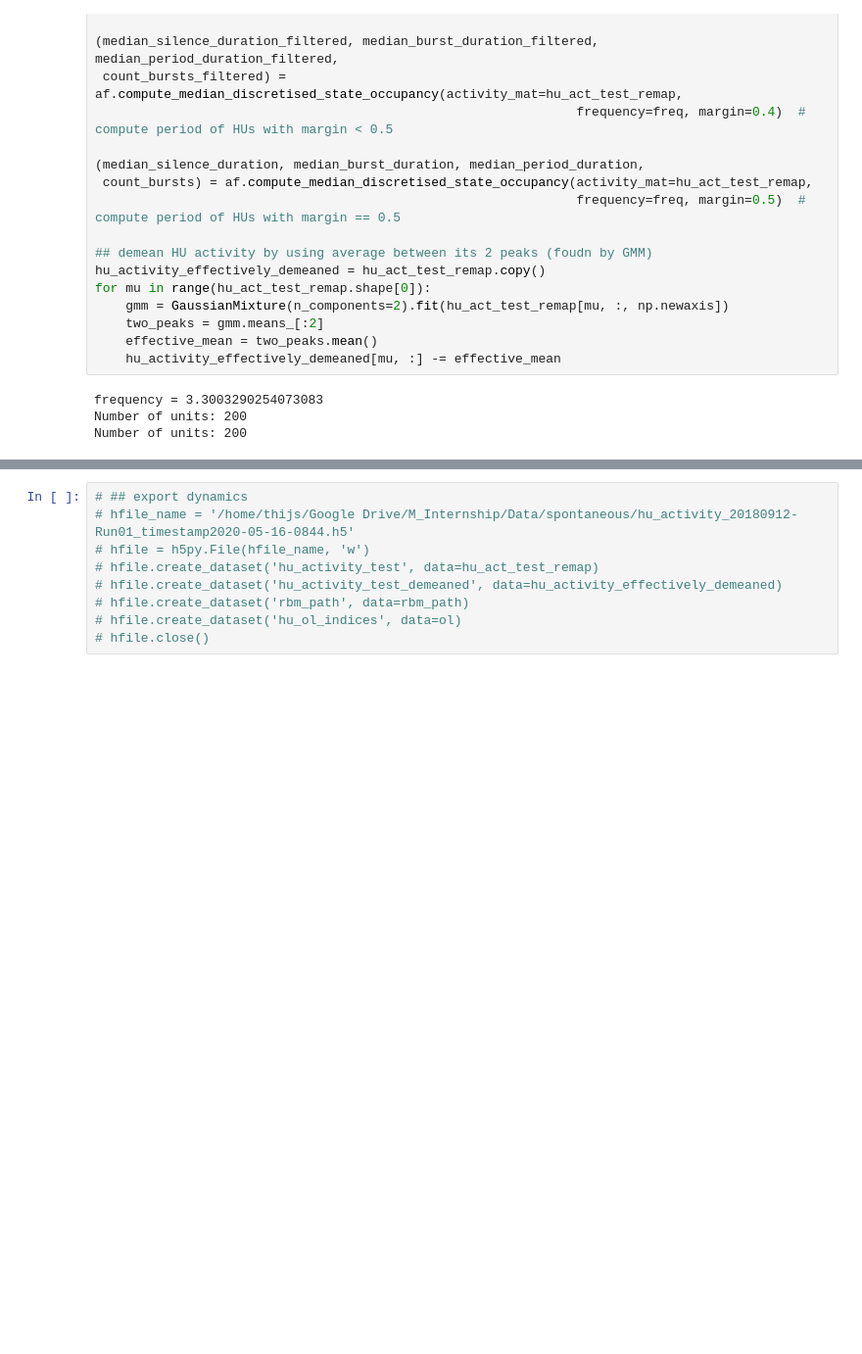
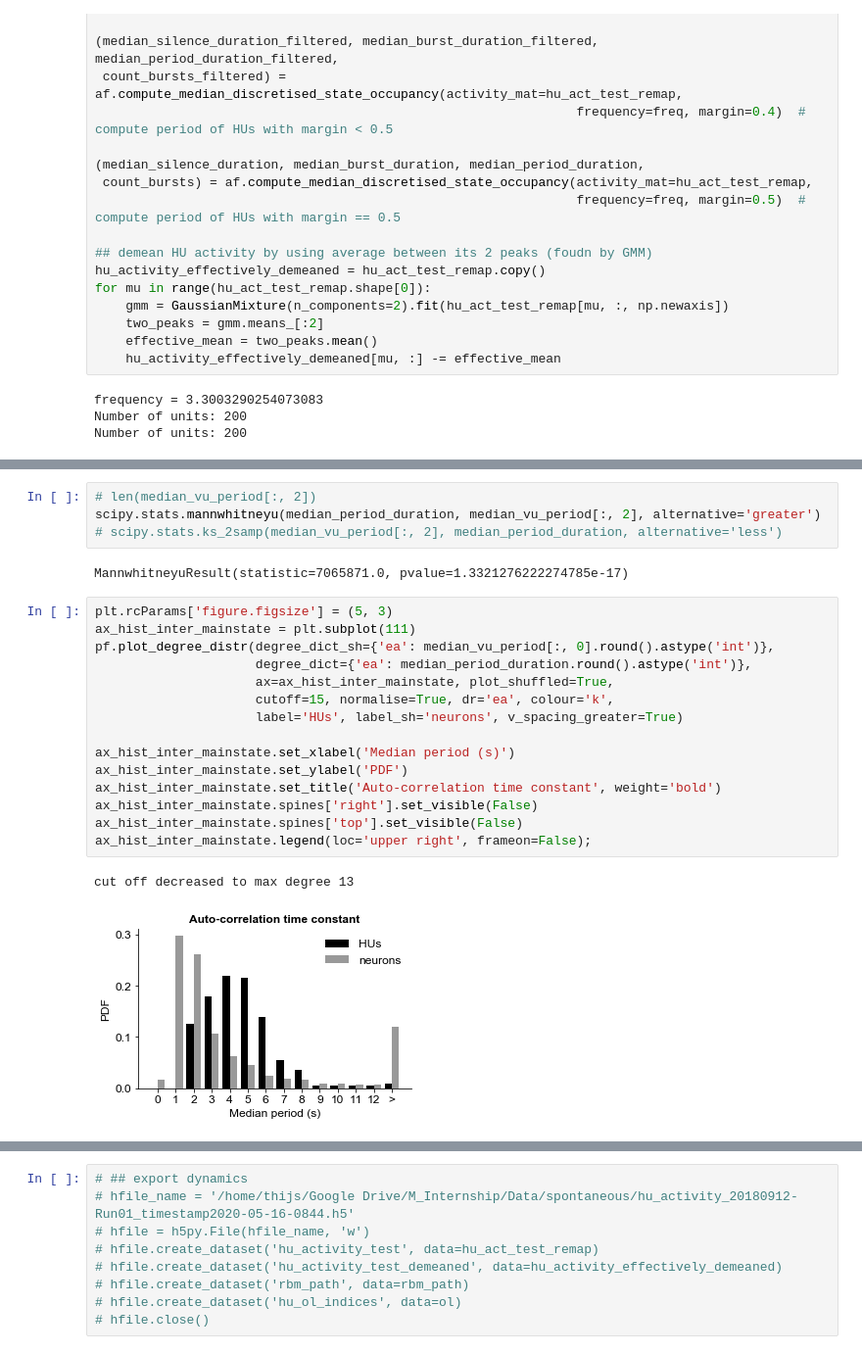
Before and after one commit to vdplasthijs/zf-rbm, a Jupyter notebook: figure_notebooks/fig_structure_dynamics.ipynb, the cells around one changed output, grey strips where cells are left out. Shown at 98% size. Saved outputs shown, nothing was run; the diff lists cells and outputs as text; blank space fills up the shorter version.

```diff
--- a/figure_notebooks/fig_structure_dynamics.ipynb
+++ b/figure_notebooks/fig_structure_dynamics.ipynb
@@ -429,0 +444,24 @@ Number of units: 200
+# %%
+# len(median_vu_period[:, 2])
+scipy.stats.mannwhitneyu(median_period_duration, median_vu_period[:, 2], alternative='greater')
+# scipy.stats.ks_2samp(median_vu_period[:, 2], median_period_duration, alternative='less')
+# %% [output]
+MannwhitneyuResult(statistic=7065871.0, pvalue=1.3321276222274785e-17)
+# %%
+plt.rcParams['figure.figsize'] = (5, 3)
+ax_hist_inter_mainstate = plt.subplot(111)
+pf.plot_degree_distr(degree_dict_sh={'ea': median_vu_period[:, 0].round().astype('int')},
+                     degree_dict={'ea': median_period_duration.round().astype('int')},
+                     ax=ax_hist_inter_mainstate, plot_shuffled=True,
+                     cutoff=15, normalise=True, dr='ea', colour='k',
+                     label='HUs', label_sh='neurons', v_spacing_greater=True)
+
+ax_hist_inter_mainstate.set_xlabel('Median period (s)')
+ax_hist_inter_mainstate.set_ylabel('PDF')
+ax_hist_inter_mainstate.set_title('Auto-correlation time constant', weight='bold')
+ax_hist_inter_mainstate.spines['right'].set_visible(False)
+ax_hist_inter_mainstate.spines['top'].set_visible(False)
+ax_hist_inter_mainstate.legend(loc='upper right', frameon=False);
+# %% [output]
+cut off decreased to max degree 13
+[figure, added]
```
Also changed, not shown: parts of 10 cells of this notebook, 2 other files.
